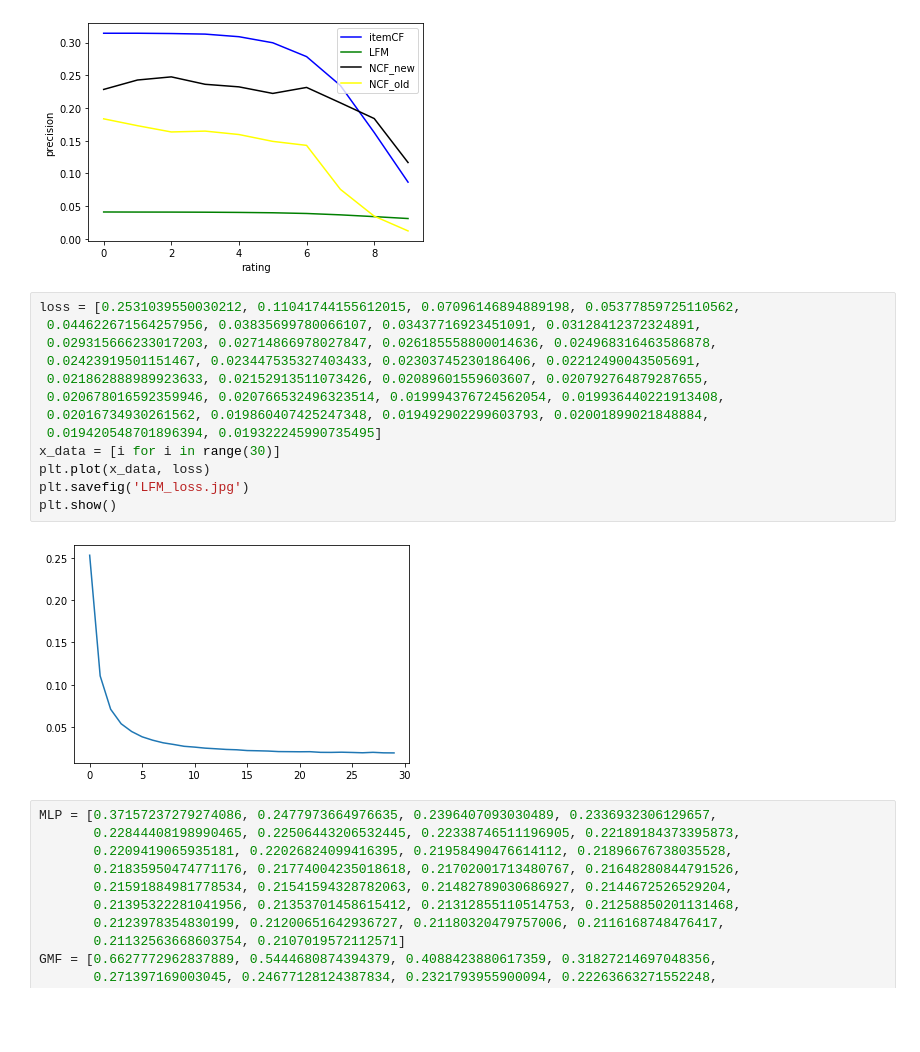
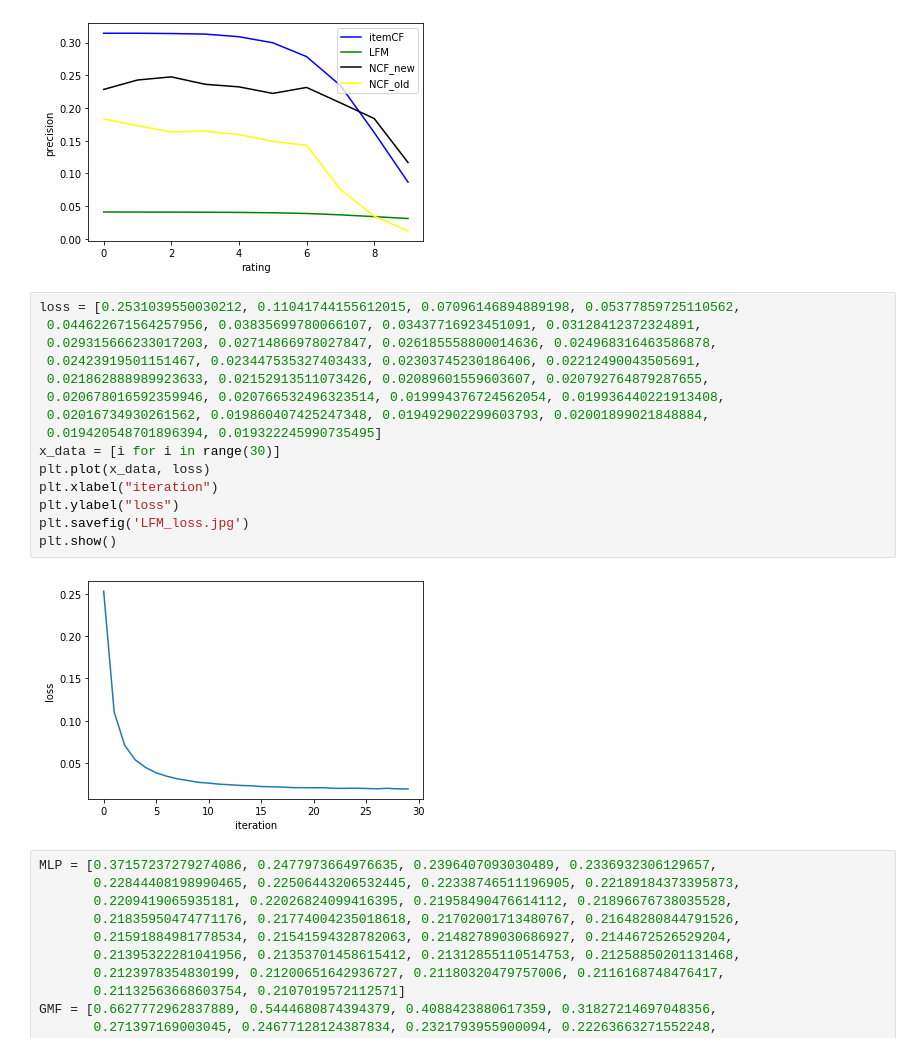
Before and after one commit to DruryXu/SCUthesis, a Jupyter notebook: data_analysis/data_analysis.ipynb, the cells around one changed output. Cells and saved outputs as stored; diff of their text form; blank space fills up the shorter version.

```diff
--- a/data_analysis/data_analysis.ipynb
+++ b/data_analysis/data_analysis.ipynb
@@ -25,18 +25,20 @@ plt.show()
 # %%
 loss = [0.2531039550030212, 0.11041744155612015, 0.07096146894889198, 0.05377859725110562,
  0.044622671564257956, 0.03835699780066107, 0.03437716923451091, 0.03128412372324891,
  0.029315666233017203, 0.02714866978027847, 0.026185558800014636, 0.024968316463586878,
  0.02423919501151467, 0.023447535327403433, 0.02303745230186406, 0.02212490043505691,
  0.021862888989923633, 0.02152913511073426, 0.02089601559603607, 0.020792764879287655,
  0.020678016592359946, 0.020766532496323514, 0.019994376724562054, 0.019936440221913408,
  0.02016734930261562, 0.019860407425247348, 0.019492902299603793, 0.02001899021848884,
  0.019420548701896394, 0.019322245990735495]
 x_data = [i for i in range(30)]
 plt.plot(x_data, loss)
+plt.xlabel("iteration")
+plt.ylabel("loss")
 plt.savefig('LFM_loss.jpg')
 plt.show()
 # %% [output]
-[figure, old version]
+[figure, new version]
 # %%
 MLP = [0.37157237279274086, 0.2477973664976635, 0.2396407093030489, 0.2336932306129657,
        0.22844408198990465, 0.22506443206532445, 0.22338746511196905, 0.22189184373395873,
```
Also changed, not shown: 9 other files.
